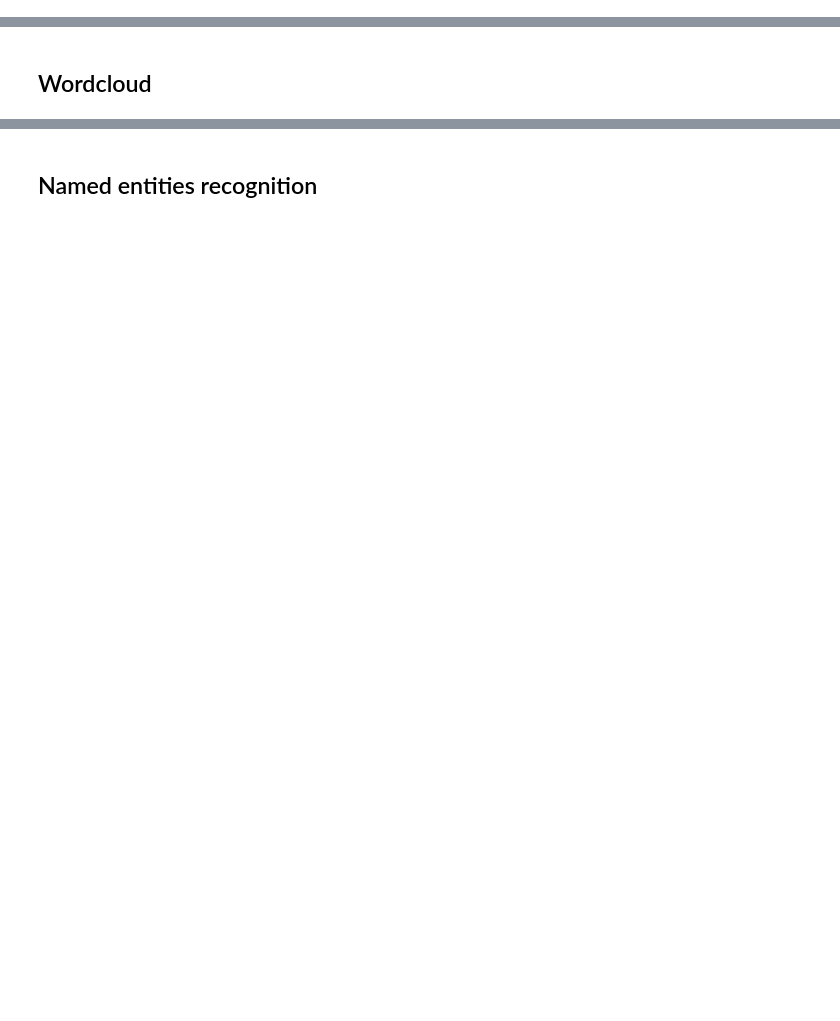
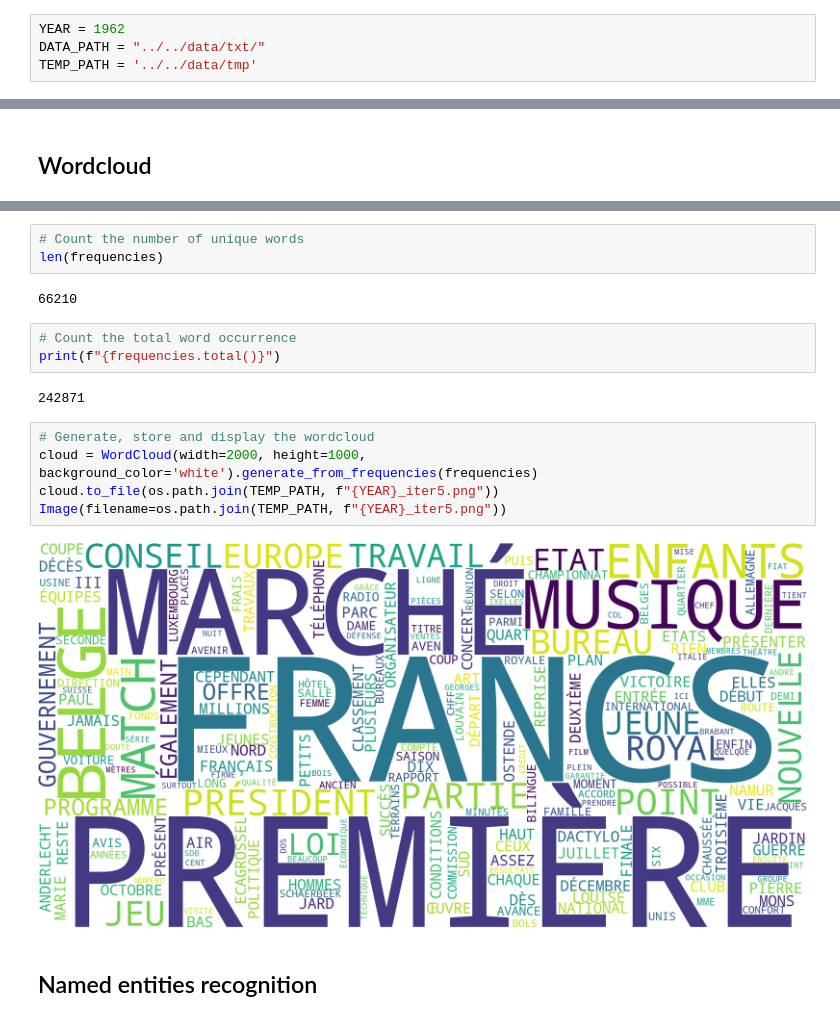
Before and after one commit to ssenek/tac, a Jupyter notebook: tps/tp2/tp2.ipynb, the cells around one changed output, grey strips where cells are left out. Saved outputs shown, nothing was run; the diff lists cells and outputs as text; blank space fills up the shorter version.

```diff
--- a/tps/tp2/tp2.ipynb
+++ b/tps/tp2/tp2.ipynb
@@ -32 +41,5 @@ from textblob_fr import PatternTagger, PatternAnalyzer
+# %%
+YEAR = 1962
+DATA_PATH = "../../data/txt/"
+TEMP_PATH = '../../data/tmp'
 # %% [markdown]
@@ -131,3 +230,20 @@ Image(filename=os.path.join(temp_path, f"{year}.png"))
+# %%
+# Count the number of unique words
+len(frequencies)
+# %% [output]
+66210
+# %%
+# Count the total word occurrence
+print(f"{frequencies.total()}")
+# %% [output]
+242871
+# %%
+# Generate, store and display the wordcloud
+cloud = WordCloud(width=2000, height=1000, background_color='white').generate_from_frequencies(frequencies)
+cloud.to_file(os.path.join(TEMP_PATH, f"{YEAR}_iter5.png"))
+Image(filename=os.path.join(TEMP_PATH, f"{YEAR}_iter5.png"))
+# %% [output]
+[figure, added]
 # %% [markdown]
 ## Named entities recognition
 # %%
```
Also changed, not shown: parts of 20 cells of this notebook, 1 other file.
